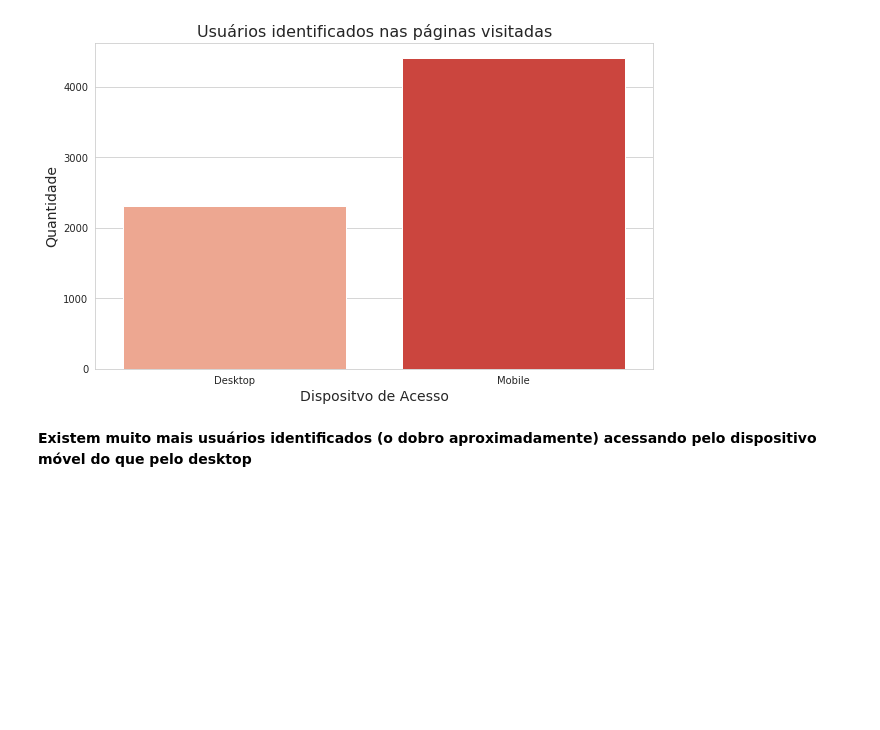
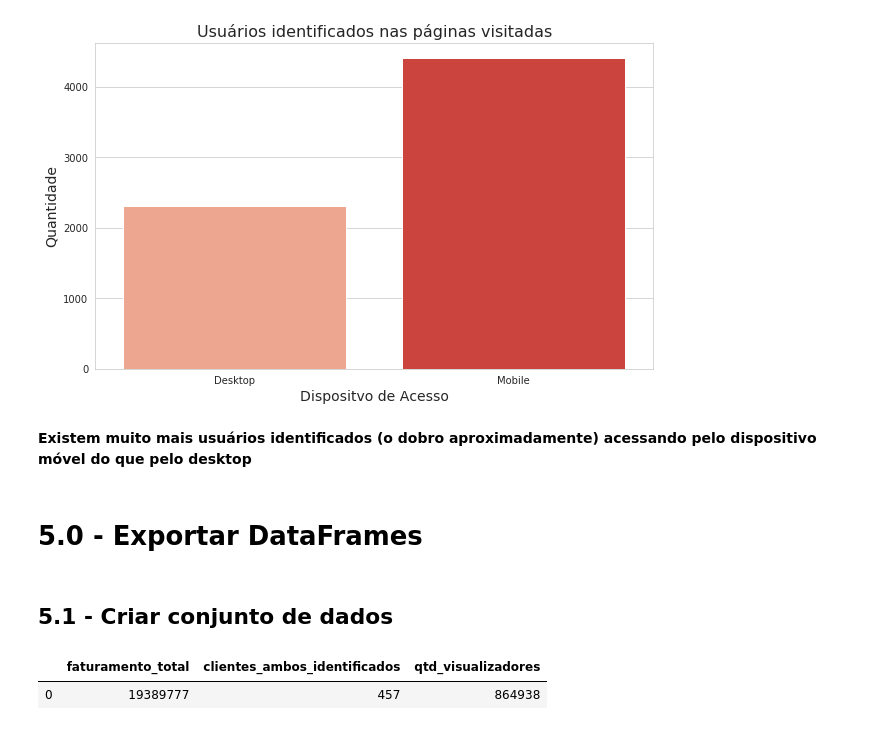
Before and after one commit to vinicvaz/Linx-DataAnalysis, a Jupyter notebook: PageViews.ipynb, the cells around one changed output. Drawn from its saved outputs; the diff is of its cells as text; code cells hidden in the pictures; blank space fills up the shorter version.

Commit message:
Add general output CSV

```diff
--- a/PageViews.ipynb
+++ b/PageViews.ipynb
@@ -495,3 +483,14 @@ plt.savefig('./Images/Online/Users-id-count-pageviews.jpg')
 [figure]
 # %% [markdown]
 **Existem muito mais usuários identificados (o dobro aproximadamente) acessando pelo dispositivo móvel do que pelo desktop**
+# %% [markdown]
+# 5.0 - Exportar DataFrames
+# %% [markdown]
+## 5.1 - Criar conjunto de dados
+# %%
+## Importa dataframe auxiliar
+df_aux = pd.read_csv('./Outputs/Utils/aux_out_horizontal.csv').drop('Unnamed: 0', axis=1)
+df_aux.head()
+# %% [output]
+|  | faturamento_total | clientes_ambos_identificados | qtd_visualizadores |
+| 0 | 19389777 | 457 | 864938 |
```
Also changed, not shown: parts of 7 cells of this notebook.
